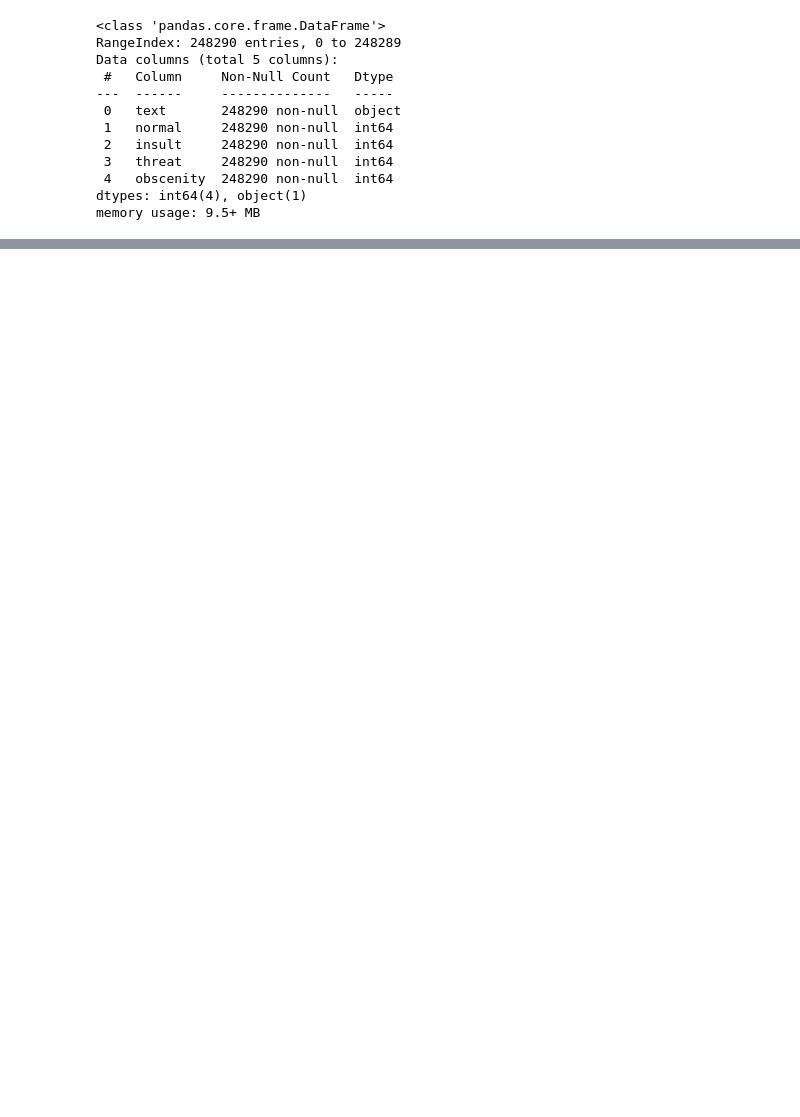
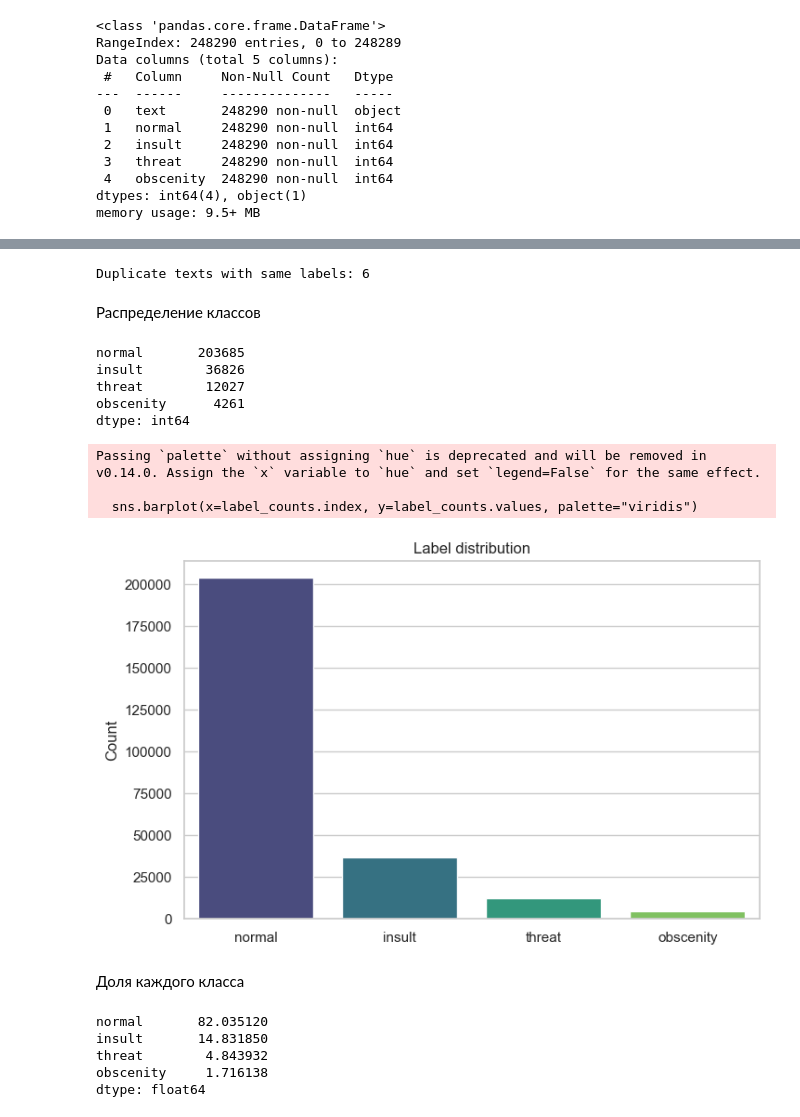
Before and after one commit to Larembra/AIE_DPO, a Jupyter notebook: project/notebooks/toxic_russian_comments_eda.ipynb, the cells around one changed output, grey strips where cells are left out. Drawn from its saved outputs; the diff is of its cells as text; code cells hidden in the pictures; blank space fills up the shorter version.

```diff
--- a/project/notebooks/toxic_russian_comments_eda.ipynb
+++ b/project/notebooks/toxic_russian_comments_eda.ipynb
@@ -1,5 +1,14 @@
 # %%
 import pandas as pd
+import numpy as np
+import re
+import matplotlib.pyplot as plt
+import seaborn as sns
+
+from collections import Counter
+from sklearn.feature_extraction.text import CountVectorizer
+
+sns.set(style="whitegrid")
 # %%
 from pathlib import Path
 from kaggle.api.kaggle_api_extended import KaggleApi
@@ -66,0 +125,40 @@ memory usage: 9.5+ MB
+# %%
+print("Duplicate texts with same labels:", df.duplicated(subset=["text", "normal", "insult", "threat", "obscenity"]).sum())
+# %% [output]
+Duplicate texts with same labels: 6
+# %% [markdown]
+Распределение классов
+# %%
+label_cols = ["normal", "insult", "threat", "obscenity"]
+
+label_counts = df[label_cols].sum().sort_values(ascending=False)
+label_counts
+# %% [output]
+normal       203685
+insult        36826
+threat        12027
+obscenity      4261
+dtype: int64
+# %%
+plt.figure(figsize=(8, 5))
+sns.barplot(x=label_counts.index, y=label_counts.values, palette="viridis")
+plt.title("Label distribution")
+plt.xlabel("")
+plt.ylabel("Count")
+plt.show()
+# %% [output]
+Passing `palette` without assigning `hue` is deprecated and will be removed in v0.14.0. Assign the `x` variable to `hue` and set `legend=False` for the same effect.
+
+  sns.barplot(x=label_counts.index, y=label_counts.values, palette="viridis")
+[figure, added]
+# %% [markdown]
+Доля каждого класса
+# %%
+label_share = (df[label_cols].sum() / len(df) * 100).sort_values(ascending=False)
+label_share
+# %% [output]
+normal       82.035120
+insult       14.831850
+threat        4.843932
+obscenity     1.716138
+dtype: float64
```
Also changed, not shown: parts of 31 cells of this notebook, 2 other files.
